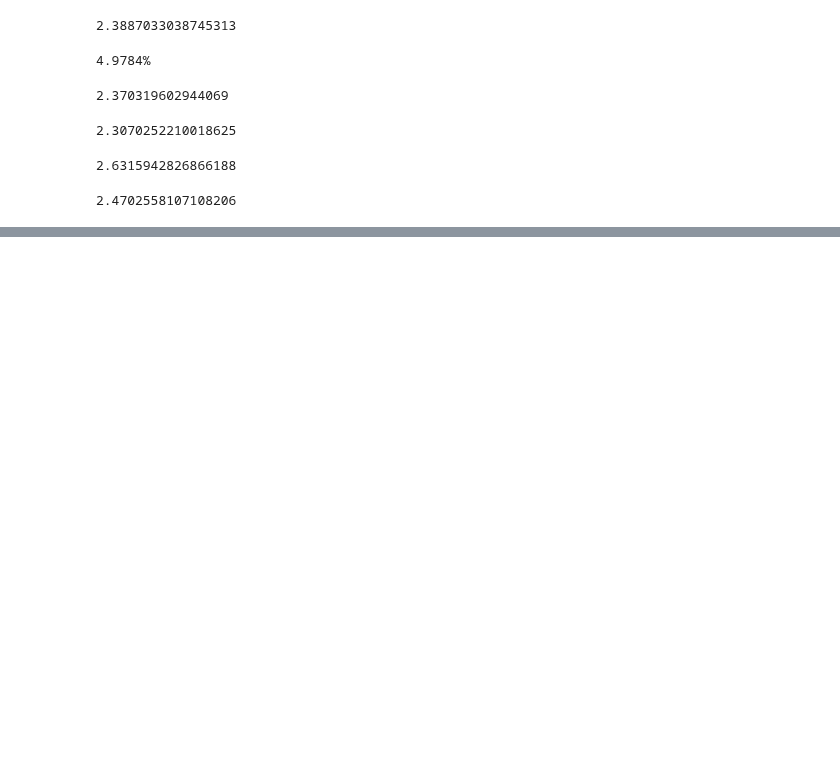
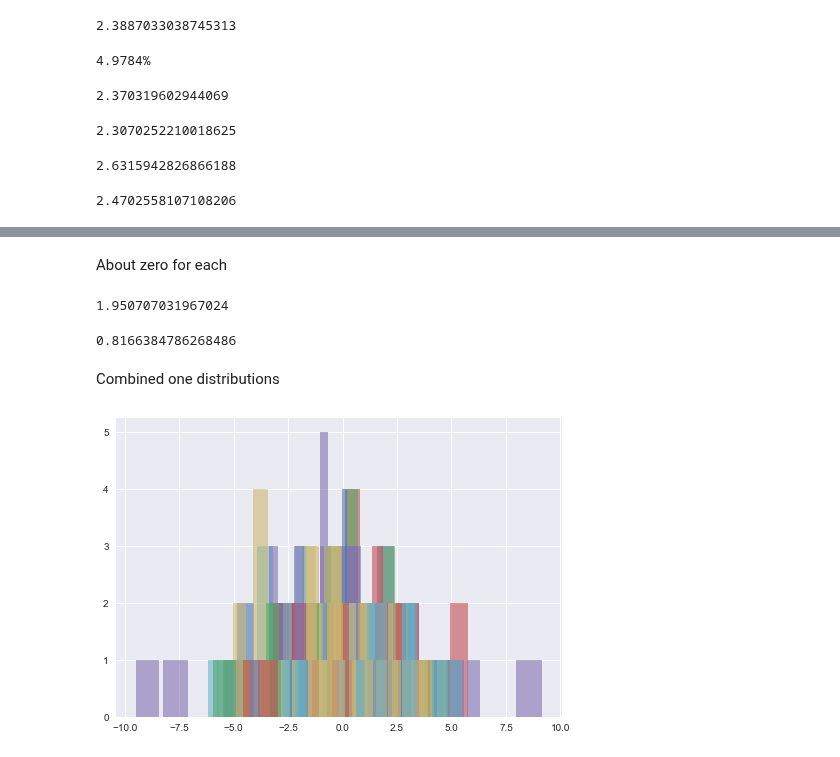
Before and after one commit to jessebmurray/polygenic, a Jupyter notebook: galton.ipynb, the cells around one changed output, grey strips where cells are left out. Cells and saved outputs as stored; diff of their text form; code cells hidden in the pictures; blank space fills up the shorter version.

```diff
--- a/galton.ipynb
+++ b/galton.ipynb
@@ -624,0 +658,12 @@ galton_tanner.corr()
+# %%
+tanner_preds = galton_tanner.groupby('Family', sort=False).Pred_Norm_height.mean().tolist()
+# %%
+tanner_adj_norm_heights = list()
+for family_id in family_ids:
+    tanner_adj_norm_heights.append(np.array(galton_tanner.loc[galton_tanner.Family == \
+                                                 family_id].Norm_height.tolist()))
+
+for i in range(len(tanner_adj_norm_heights)):
+    tanner_adj_norm_heights[i] -= tanner_preds[i]
+
+one_dists = tanner_adj_norm_heights
@@ -624,0 +672,4 @@ galton_tanner.corr()
+# %%
+stds_avg = list()
+for one_dist in one_dists:
+    stds_avg.append(one_dist.std())
@@ -624,0 +688,25 @@ galton_tanner.corr()
+# %% [markdown]
+About zero for each
+# %%
+stds_0 = list()
+for one_dist in one_dists:
+    sum_sq = 0
+    n = len(one_dist)
+    for i in range(n):
+        sum_sq += one_dist[i] ** 2
+    stds_0.append((sum_sq / n) ** 0.5)
+# %%
+sum(stds_0) / len(stds_0)
+# %% [output]
+1.950707031967024
+# %%
+1.950707031967024 / 2.3887033038745313
+# %% [output]
+0.8166384786268486
+# %% [markdown]
+Combined one distributions
+# %%
+for one_dist in one_dists:
+    plt.hist(one_dist, alpha=0.6)
+# %% [output]
+[figure, added]
```
Also changed, not shown: parts of 25 cells of this notebook.
